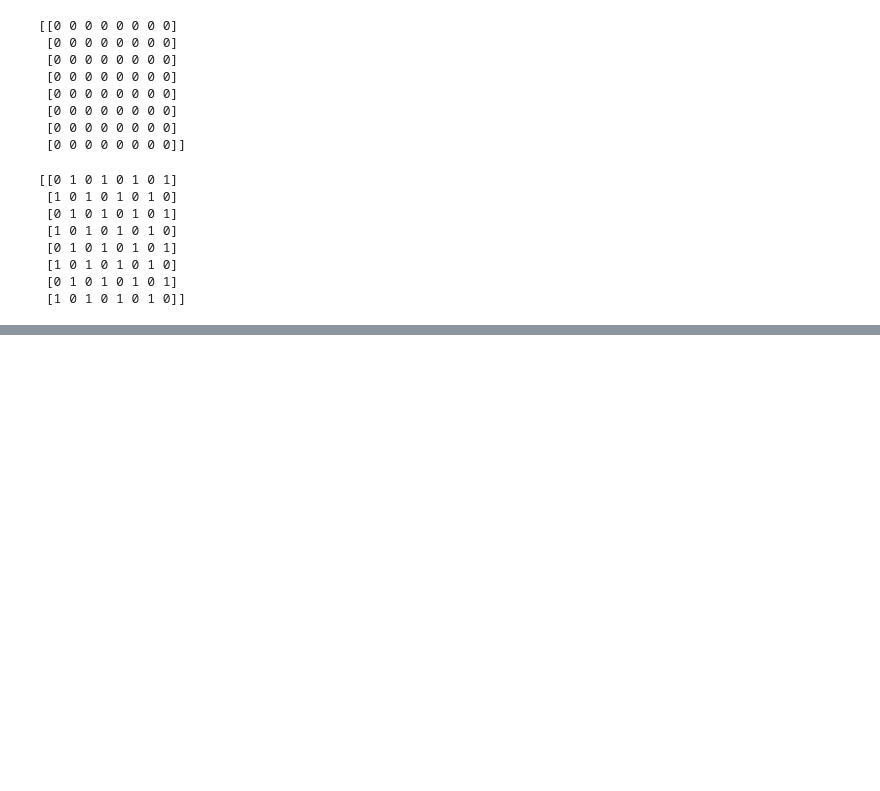
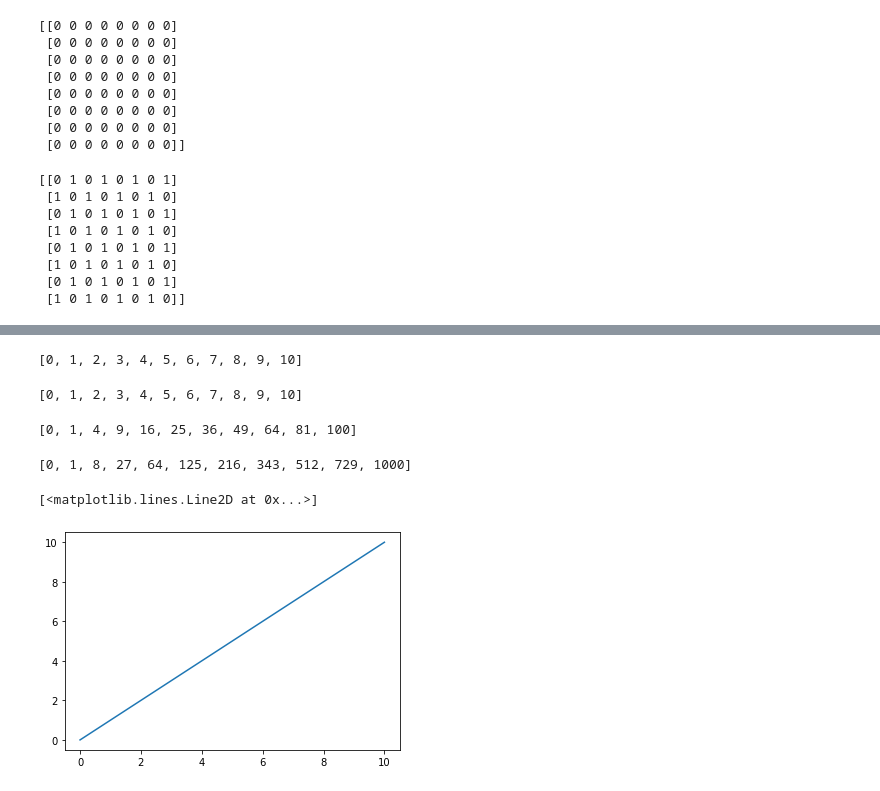
Before and after one commit to ishantk/GW2022PD1, a Jupyter notebook: GW2022PD1.ipynb, the cells around one changed output, grey strips where cells are left out. Drawn from its saved outputs; the diff is of its cells as text; code cells hidden in the pictures; blank space fills up the shorter version.

```diff
--- a/GW2022PD1.ipynb
+++ b/GW2022PD1.ipynb
@@ -128,0 +351,29 @@ print(chessboard)
+# %%
+import matplotlib.pyplot as plt
+X = list(range(0, 11))
+X
+# %% [output]
+[0, 1, 2, 3, 4, 5, 6, 7, 8, 9, 10]
+# %%
+# List Comprehension
+Y1 = [n for n in X]
+Y1
+# %% [output]
+[0, 1, 2, 3, 4, 5, 6, 7, 8, 9, 10]
+# %%
+# List Comprehension
+Y2 = [n**2 for n in X]
+Y2
+# %% [output]
+[0, 1, 4, 9, 16, 25, 36, 49, 64, 81, 100]
+# %%
+# List Comprehension
+Y3 = [n**3 for n in X]
+Y3
+# %% [output]
+[0, 1, 8, 27, 64, 125, 216, 343, 512, 729, 1000]
+# %%
+plt.plot(X)
+# %% [output]
+[<matplotlib.lines.Line2D at 0x...>]
+[figure, added]
```
Also changed, not shown: parts of 31 cells of this notebook.
